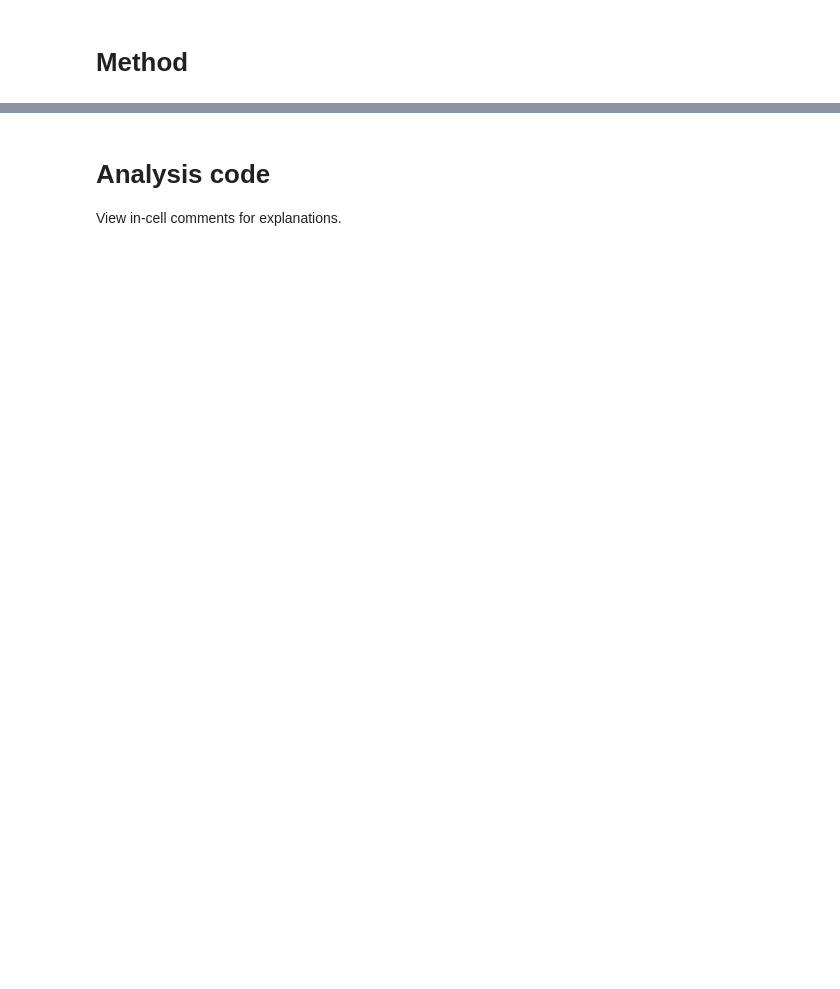
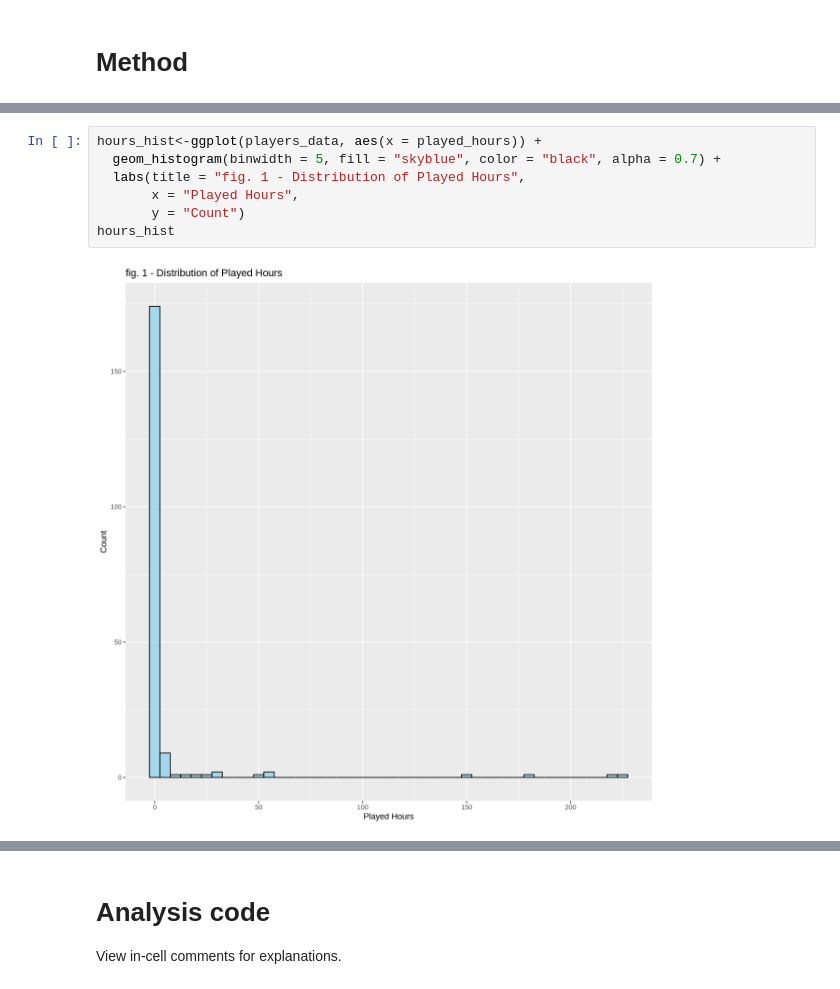
Before and after one commit to akbrown6/43_project, a Jupyter notebook: project_code.ipynb, the cells around one changed output, grey strips where cells are left out. Drawn from its saved outputs; the diff is of its cells as text; blank space fills up the shorter version.

```diff
--- a/project_code.ipynb
+++ b/project_code.ipynb
@@ -12,0 +331,9 @@ Text box for method
+# %%
+hours_hist<-ggplot(players_data, aes(x = played_hours)) +
+  geom_histogram(binwidth = 5, fill = "skyblue", color = "black", alpha = 0.7) +
+  labs(title = "fig. 1 - Distribution of Played Hours",
+       x = "Played Hours",
+       y = "Count")
+hours_hist
+# %% [output]
+[figure, added]
```
Also changed, not shown: parts of 18 cells of this notebook.
